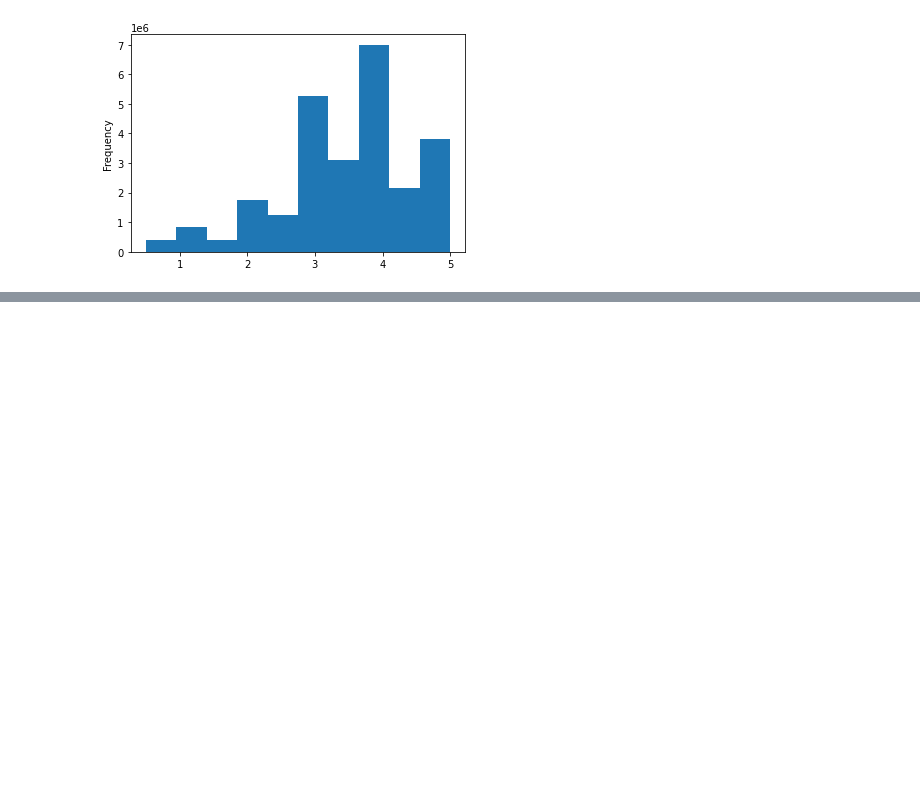
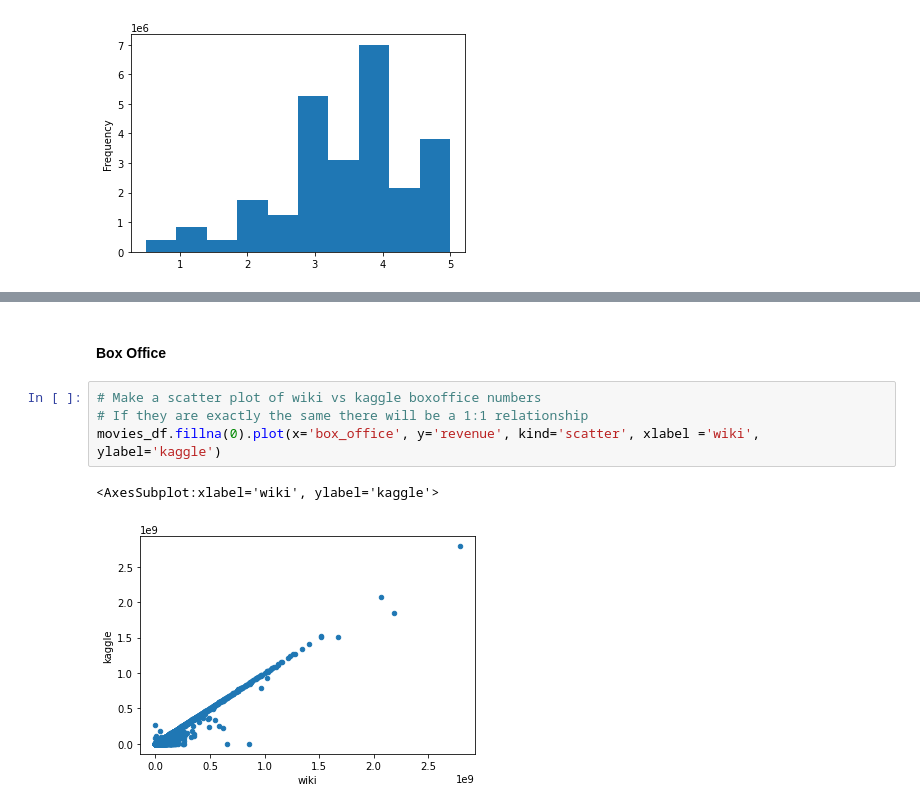
Before and after one commit to nsmeltz/Movies_ETL, a Jupyter notebook: Movies_ETL.ipynb, the cells around one changed output, grey strips where cells are left out. Saved outputs shown, nothing was run; the diff lists cells and outputs as text; blank space fills up the shorter version.

```diff
--- a/Movies_ETL.ipynb
+++ b/Movies_ETL.ipynb
@@ -1137,0 +1228,9 @@ Name: rating, dtype: float64
+# %% [markdown]
+#### Box Office
+# %%
+# Make a scatter plot of wiki vs kaggle boxoffice numbers
+# If they are exactly the same there will be a 1:1 relationship
+movies_df.fillna(0).plot(x='box_office', y='revenue', kind='scatter', xlabel ='wiki', ylabel='kaggle')
+# %% [output]
+<AxesSubplot:xlabel='wiki', ylabel='kaggle'>
+[figure, added]
```
Also changed, not shown: parts of 39 cells of this notebook.
